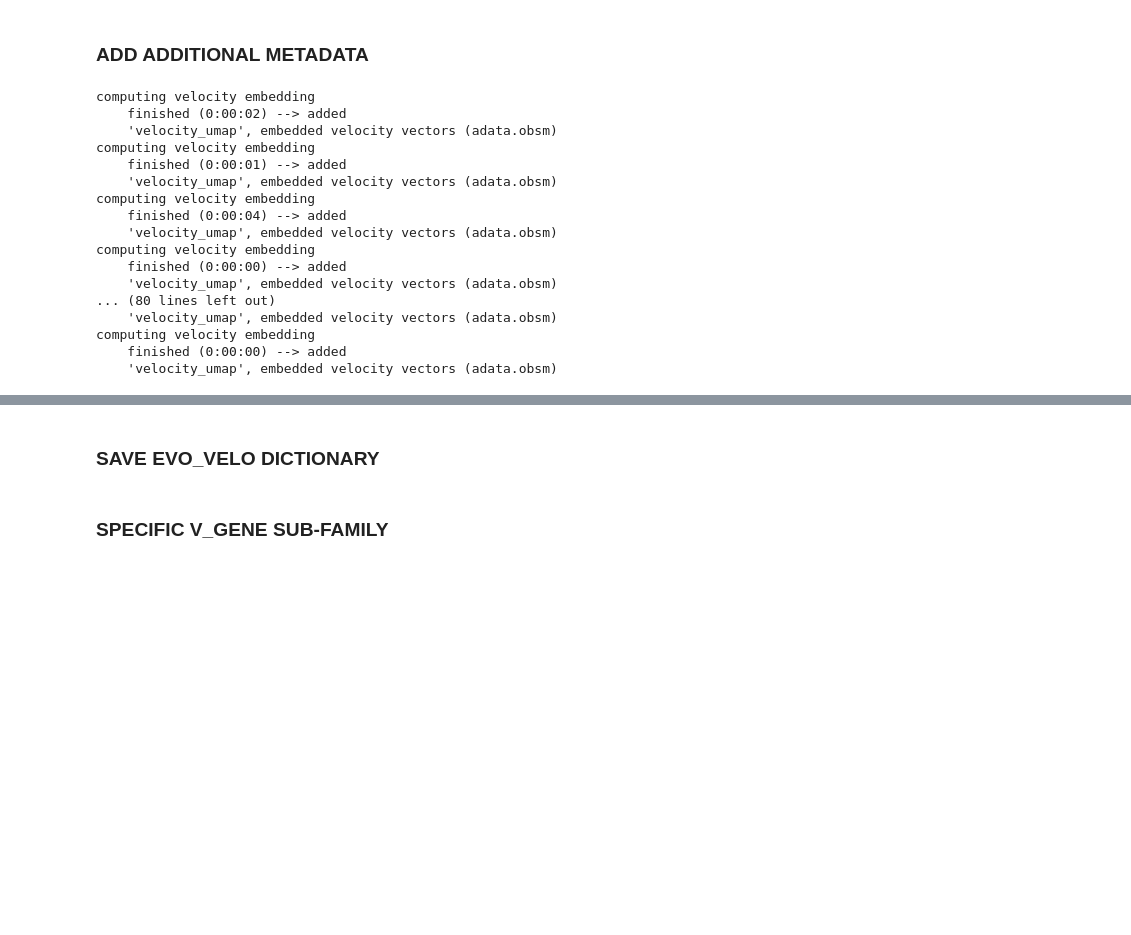
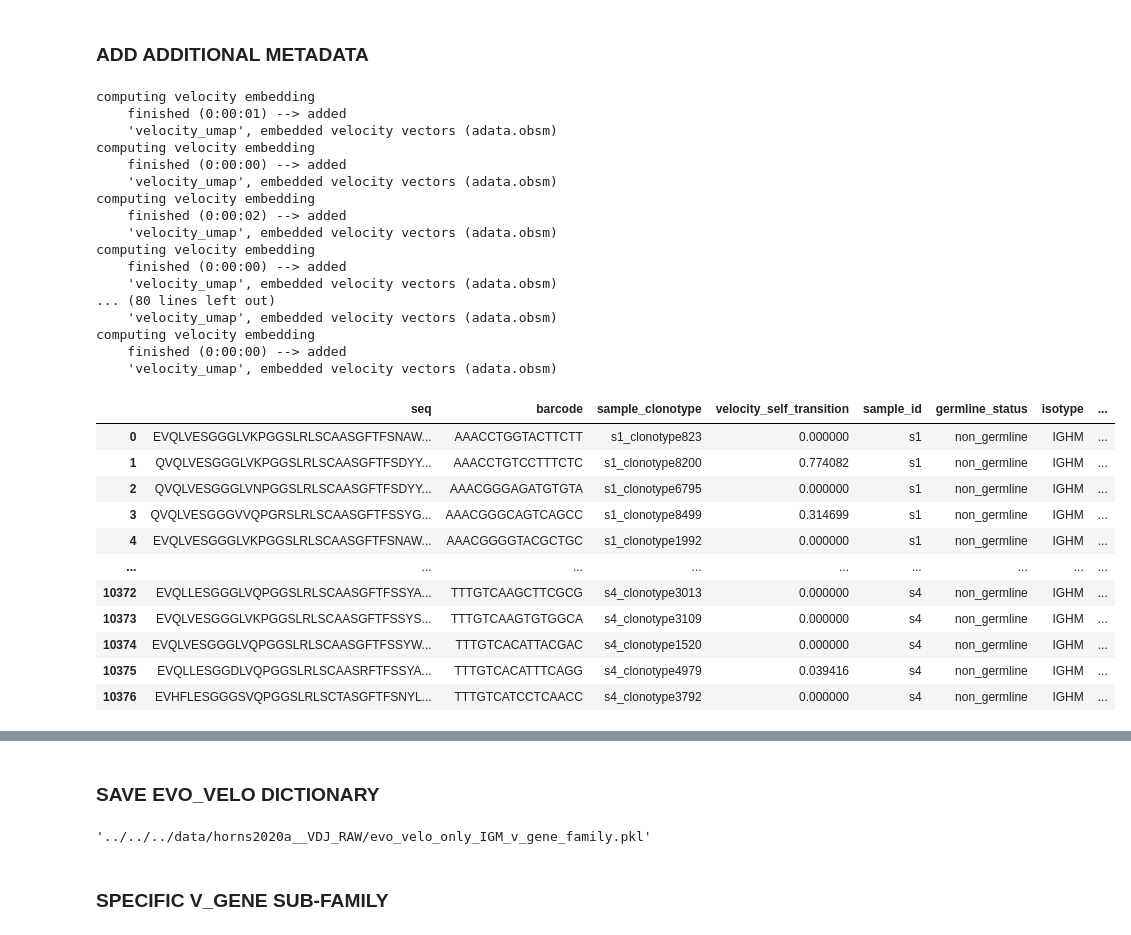
Before and after one commit to anamaysamant/PLM_anamay, a Jupyter notebook: scripts/Evo_velocity_playing.ipynb, the cells around one changed output, grey strips where cells are left out. Saved outputs shown, nothing was run; the diff lists cells and outputs as text; code cells hidden in the pictures; blank space fills up the shorter version.

```diff
--- a/scripts/Evo_velocity_playing.ipynb
+++ b/scripts/Evo_velocity_playing.ipynb
@@ -121,7 +122,7 @@ if __name__ == "__main__":
 ### EVO-VELOCITY WITH GROUPING
 # %%
 #### ALL SAMPLES PER V GENE FAMILY WITH GERMLINE ######
-model_names = ["ablang","protbert","sapiens","ESM"]
+model_names = ["ablang","sapiens","ESM","protbert"]
 data = pd.read_csv(os.path.join("..","..","..","data",dataset,"vdj_evolike_combine.csv"))
 
 data_folder_path = os.path.join("..","..","..","data",dataset,"VDJ")
@@ -166,8 +167,10 @@ for i, model in enumerate(model_names):
 
     pooled_embeds = pd.DataFrame(pooled_embeds)
 
-    # pooled_embeds["barcode"] = pooled_embeds["barcode"].apply(lambda x: x.split("-")[0])
-    # pooled_embeds = pooled_embeds.merge(data, on="barcode",suffixes=('', '_y'))
+    pooled_embeds["barcode"] = pooled_embeds["barcode"].apply(lambda x: x.split("-")[0])
+    pooled_embeds = pooled_embeds.merge(data, on="barcode",suffixes=('', '_y'))
+    pooled_embeds = pooled_embeds.drop_duplicates("full_VDJ_aa").reset_index(drop=True)
+    pooled_embeds = pooled_embeds.dropna(subset=f"evo_likelihood_{model}_full_VDJ").reset_index(drop=True)
 
     if include_germline:
         germline_embeddings = pd.read_csv(os.path.join(germlines_path,f"all_germline_embeddings_{model}.csv.gzip"), compression="gzip")
@@ -196,7 +199,7 @@ for i, model in enumerate(model_names):
 
     for sub_group in pd.unique(pooled_embeds[group]):
 
-            try:
+            # try:
                 torch.cuda.empty_cache()
 
                 only_embeddings_sub_group = only_embeddings.loc[metadata[group] == sub_group, :].reset_index(drop=True)
@@ -233,8 +236,8 @@ for i, model in enumerate(model_names):
                 group_dict[sub_group] = adata
                 del(adata, only_embeddings_sub_group, metadata_sub_group)
 
-            except:
-                continue
+            # except:
+            #     continue
 
     model_dict[model] = group_dict
 # %% [output]
@@ -346,17 +338,17 @@ for i, model in enumerate(model_names):
         germline_embeddings_metadata_cols = [col for col in list(set(germline_embeddings.columns)) if not col.startswith("dim")]
         germline_embeddings_metadata = germline_embeddings[germline_embeddings_metadata_cols]
 
-        metadata = pd.concat([data,germline_embeddings_metadata])
+        metadata = pd.concat([data,germline_embeddings_metadata]).drop_duplicates(["barcode","sample_clonotype"]).reset_index(drop=True)
     else:
         metadata = data.copy()
 
     for sub_group in pd.unique(metadata[group]):
 
         if sub_group in list(model_dict[model].keys()):
-            metadata_sub_group = metadata.loc[metadata[group] == sub_group, :].drop_duplicates("full_VDJ_aa").reset_index(drop=True)
+            # metadata_sub_group = metadata.loc[metadata[group] == sub_group, :].drop_duplicates("full_VDJ_aa").reset_index(drop=True)
             fixed_columns = ["seq","barcode","sample_clonotype","velocity_self_transition"]
             model_dict[model][sub_group].obs = model_dict[model][sub_group].obs[fixed_columns]
-            extra = model_dict[model][sub_group].obs[fixed_columns].merge(metadata_sub_group, on=["barcode","sample_clonotype"],suffixes=('', '_y'), how="left")
+            extra = model_dict[model][sub_group].obs[fixed_columns].merge(metadata, on=["barcode","sample_clonotype"],suffixes=('', '_y'), how="left")
             extra = extra.loc[:,~extra.columns.duplicated()].copy()
             extra["germline_status"] = "non_germline"
             extra.loc[extra["barcode"] == "germline","germline_status"] = "germline"
@@ -371,19 +363,22 @@ for i, model in enumerate(model_names):
             model_dict[model][sub_group].obs["SHM_count"] = list(extra["SHM_count"].astype(float))
 
             if model_dict[model][sub_group].obs.shape[0] > 2:
-                sc.tl.umap(model_dict[model][sub_group])
-                evo.tl.velocity_embedding(model_dict[model][sub_group])
+                try:
+                    sc.tl.umap(model_dict[model][sub_group])
+                    evo.tl.velocity_embedding(model_dict[model][sub_group])
+                except:
+                    continue
         else:
             continue
 # %% [output]
-computing velocity embedding
-    finished (0:00:02) --> added
-    'velocity_umap', embedded velocity vectors (adata.obsm)
 computing velocity embedding
     finished (0:00:01) --> added
     'velocity_umap', embedded velocity vectors (adata.obsm)
 computing velocity embedding
-    finished (0:00:04) --> added
+    finished (0:00:00) --> added
+    'velocity_umap', embedded velocity vectors (adata.obsm)
+computing velocity embedding
+    finished (0:00:02) --> added
     'velocity_umap', embedded velocity vectors (adata.obsm)
 computing velocity embedding
     finished (0:00:00) --> added
@@ -394,5 +389,17 @@ computing velocity embedding
     finished (0:00:00) --> added
     'velocity_umap', embedded velocity vectors (adata.obsm)
 # %%
-model_dict["sapiens"]["IGHV3"].obs["seq"].value_counts()
+model_dict["ablang"]["IGHV3"].obs
 # %% [output]
+|  | seq | barcode | sample_clonotype | velocity_self_transition | sample_id | germline_status | isotype | ... |
+| 0 | EVQLVESGGGLVKPGGSLRLSCAASGFTFSNAW... | AAACCTGGTACTTCTT | s1_clonotype823 | 0.000000 | s1 | non_germline | IGHM | ... |
+| 1 | QVQLVESGGGLVKPGGSLRLSCAASGFTFSDYY... | AAACCTGTCCTTTCTC | s1_clonotype8200 | 0.774082 | s1 | non_germline | IGHM | ... |
+| 2 | QVQLVESGGGLVNPGGSLRLSCAASGFTFSDYY... | AAACGGGAGATGTGTA | s1_clonotype6795 | 0.000000 | s1 | non_germline | IGHM | ... |
+| 3 | QVQLVESGGGVVQPGRSLRLSCAASGFTFSSYG... | AAACGGGCAGTCAGCC | s1_clonotype8499 | 0.314699 | s1 | non_germline | IGHM | ... |
+| 4 | EVQLVESGGGLVKPGGSLRLSCAASGFTFSNAW... | AAACGGGGTACGCTGC | s1_clonotype1992 | 0.000000 | s1 | non_germline | IGHM | ... |
+| ... | ... | ... | ... | ... | ... | ... | ... | ... |
+| 10372 | EVQLLESGGGLVQPGGSLRLSCAASGFTFSSYA... | TTTGTCAAGCTTCGCG | s4_clonotype3013 | 0.000000 | s4 | non_germline | IGHM | ... |
+| 10373 | EVQLVESGGGLVKPGGSLRLSCAASGFTFSSYS... | TTTGTCAAGTGTGGCA | s4_clonotype3109 | 0.000000 | s4 | non_germline | IGHM | ... |
+| 10374 | EVQLVESGGGLVQPGGSLRLSCAASGFTFSSYW... | TTTGTCACATTACGAC | s4_clonotype1520 | 0.000000 | s4 | non_germline | IGHM | ... |
+| 10375 | EVQLLESGGDLVQPGGSLRLSCAASRFTFSSYA... | TTTGTCACATTTCAGG | s4_clonotype4979 | 0.039416 | s4 | non_germline | IGHM | ... |
+| 10376 | EVHFLESGGGSVQPGGSLRLSCTASGFTFSNYL... | TTTGTCATCCTCAACC | s4_clonotype3792 | 0.000000 | s4 | non_germline | IGHM | ... |
@@ -425,6 +434,10 @@ else:
 
 with open(file_path ,"wb") as file:
     pkl.dump(model_dict, file)
+# %%
+file_path
+# %% [output]
+'../../../data/horns2020a__VDJ_RAW/evo_velo_only_IGM_v_gene_family.pkl'
 # %% [markdown]
 ### SPECIFIC V_GENE SUB-FAMILY
 # %%
```
Also changed, not shown: parts of 17 cells of this notebook, 9 other files.
